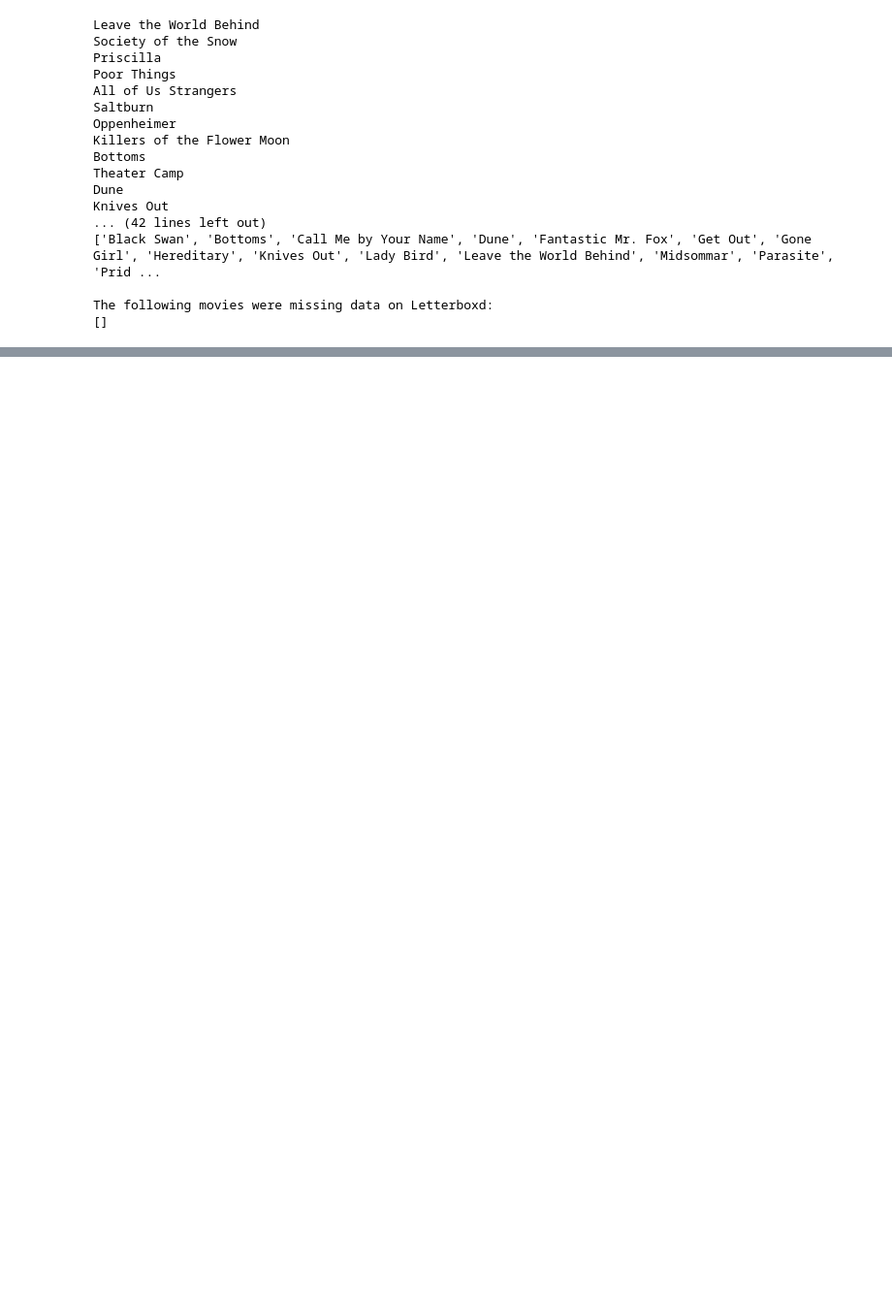
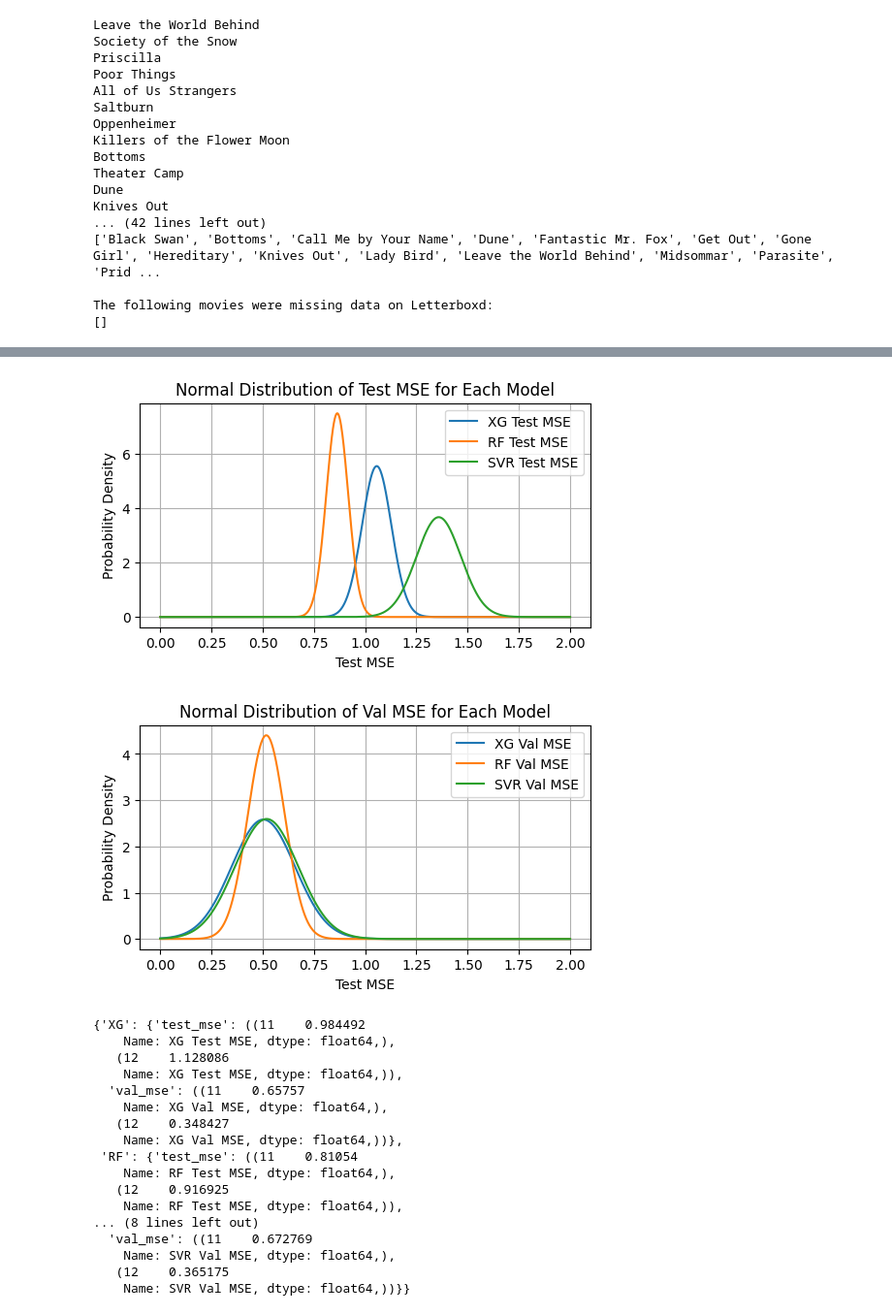
Before and after one commit to victorverma3/MovieData, a Jupyter notebook: test.ipynb, the cells around one changed output, grey strips where cells are left out. Shown at 97% size. Drawn from its saved outputs; the diff is of its cells as text; code cells hidden in the pictures; blank space fills up the shorter version.

Commit message:
added more testing functions and visualizations

```diff
--- a/test.ipynb
+++ b/test.ipynb
@@ -28,38 +34,3 @@ Knives Out
 
 The following movies were missing data on Letterboxd:
 []
-# %%
-# Model Evaluation
-def single_user_evaluation(user):
-    user = "victorverma"
-    user_df = database.get_user_data(user)
-    train_model(user_df, verbose=True)
-
-
-def all_user_evaluation():
-
-    users = database.get_users_in_db()
-    cv_mses = []
-    test_mses = []
-    val_mses = []
-    for user in users:
-        user_df = database.get_user_data(user)
-        _, mse_cv, mse_test, mse_val = train_model(user_df)
-        cv_mses.append(mse_cv)
-        test_mses.append(mse_test)
-        val_mses.append(mse_val)
-
-    accuracy_df = pd.DataFrame(
-        {
-            "User": users,
-            "Cross-Val MSE": cv_mses,
-            "Test MSE": test_mses,
-            "Val MSE": val_mses,
-        }
-    )
-
-    return accuracy_df
-
-
-# single_user_evaluation("victorverma")
-print(all_user_evaluation())
@@ -77,0 +199,22 @@ print(all_user_evaluation())
+# %%
+all_user_all_model_evaluation()
+# %% [output]
+[figure, added]
+[figure, added]
+{'XG': {'test_mse': ((11    0.984492
+    Name: XG Test MSE, dtype: float64,),
+   (12    1.128086
+    Name: XG Test MSE, dtype: float64,)),
+  'val_mse': ((11    0.65757
+    Name: XG Val MSE, dtype: float64,),
+   (12    0.348427
+    Name: XG Val MSE, dtype: float64,))},
+ 'RF': {'test_mse': ((11    0.81054
+    Name: RF Test MSE, dtype: float64,),
+   (12    0.916925
+    Name: RF Test MSE, dtype: float64,)),
+... (8 lines left out)
+  'val_mse': ((11    0.672769
+    Name: SVR Val MSE, dtype: float64,),
+   (12    0.365175
+    Name: SVR Val MSE, dtype: float64,))}}
```
Also changed, not shown: parts of 3 cells of this notebook.
